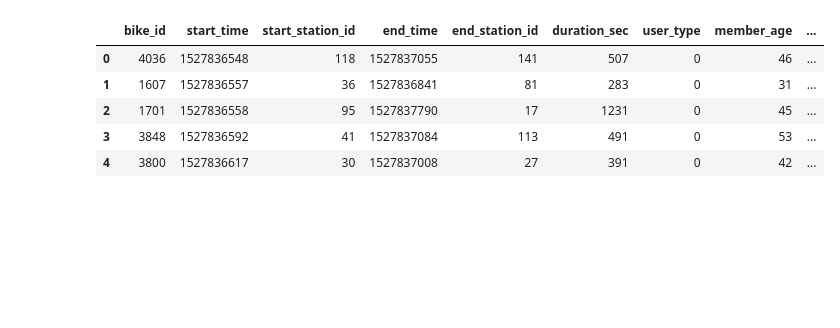
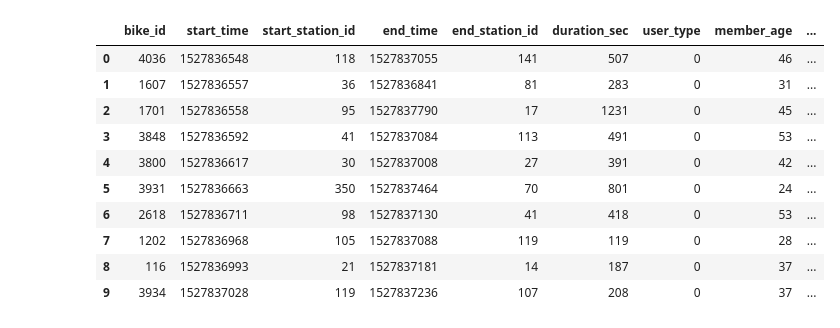
Before and after one commit to jjahn0/SQLalchemy_practice, a Jupyter notebook: SQL_gobike.ipynb, the cells around one changed output. Saved outputs shown, nothing was run; the diff lists cells and outputs as text; code cells hidden in the pictures; blank space fills up the shorter version.

```diff
--- a/SQL_gobike.ipynb
+++ b/SQL_gobike.ipynb
@@ -59,11 +88,16 @@ pd.read_csv(gobike).drop(columns=['Unnamed: 0']).to_csv('Data/GoBikeRiderClean.c
 # %%
 file2 = 'Data/GoBikeRiderClean.csv'
 df2 = pd.read_csv(file2)
-df2.head()
+df2
 # %% [output]
 |  | bike_id | start_time | start_station_id | end_time | end_station_id | duration_sec | user_type | member_age | ... |
 | 0 | 4036 | 1527836548 | 118 | 1527837055 | 141 | 507 | 0 | 46 | ... |
 | 1 | 1607 | 1527836557 | 36 | 1527836841 | 81 | 283 | 0 | 31 | ... |
 | 2 | 1701 | 1527836558 | 95 | 1527837790 | 17 | 1231 | 0 | 45 | ... |
 | 3 | 3848 | 1527836592 | 41 | 1527837084 | 113 | 491 | 0 | 53 | ... |
 | 4 | 3800 | 1527836617 | 30 | 1527837008 | 27 | 391 | 0 | 42 | ... |
+| 5 | 3931 | 1527836663 | 350 | 1527837464 | 70 | 801 | 0 | 24 | ... |
+| 6 | 2618 | 1527836711 | 98 | 1527837130 | 41 | 418 | 0 | 53 | ... |
+| 7 | 1202 | 1527836968 | 105 | 1527837088 | 119 | 119 | 0 | 28 | ... |
+| 8 | 116 | 1527836993 | 21 | 1527837181 | 14 | 187 | 0 | 37 | ... |
+| 9 | 3934 | 1527837028 | 119 | 1527837236 | 107 | 208 | 0 | 37 | ... |
```
Also changed, not shown: parts of 16 cells of this notebook, 5 other files.
